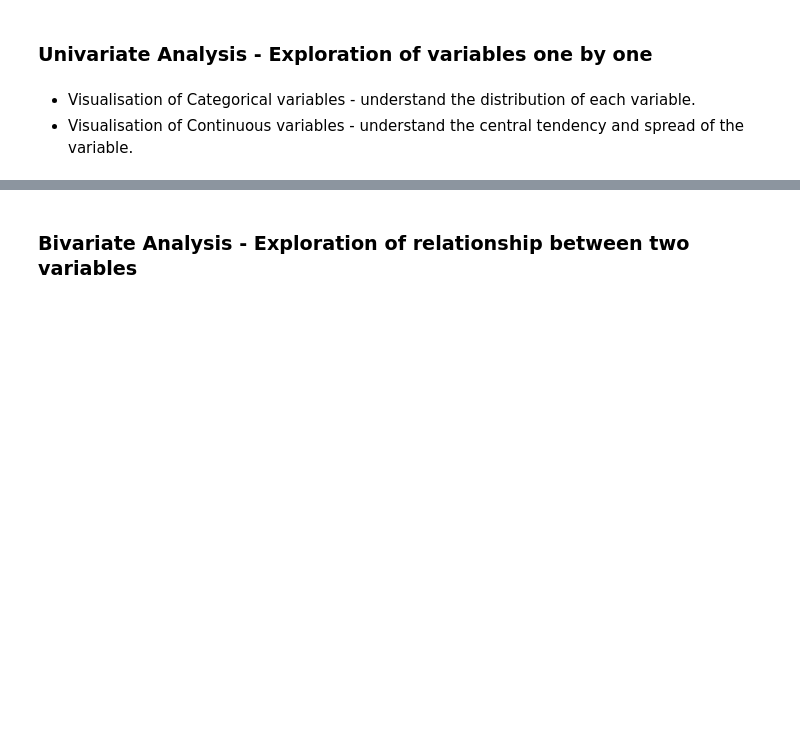
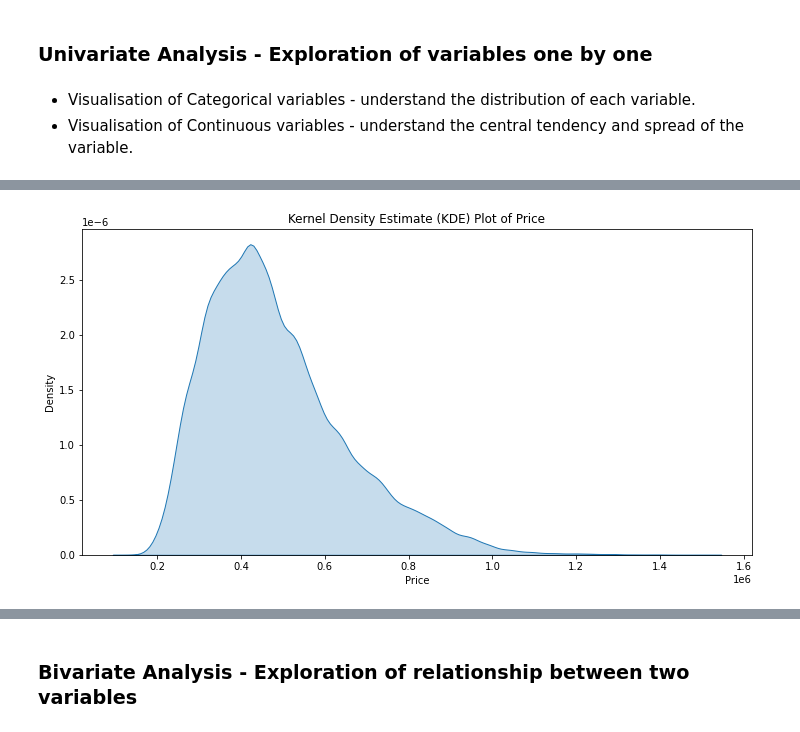
Before and after one commit to DheepthaRajesh/dheeptha_rajesh, a Jupyter notebook: Final-Predict-Public-Housing-Prices.ipynb, the cells around one changed output, grey strips where cells are left out. Drawn from its saved outputs; the diff is of its cells as text; code cells hidden in the pictures; blank space fills up the shorter version.

Commit message:
Added Some visualisations

```diff
--- a/Final-Predict-Public-Housing-Prices.ipynb
+++ b/Final-Predict-Public-Housing-Prices.ipynb
@@ -235,0 +234,16 @@ plt.show()
+# %%
+
+
+# Create a KDE plot
+plt.figure(figsize=(12, 6))
+sns.kdeplot(df_final['Price'], fill=True)
+
+# Set plot title and labels
+plt.title('Kernel Density Estimate (KDE) Plot of Price')
+plt.xlabel('Price')
+plt.ylabel('Density')
+
+# Show the plot
+plt.show()
+# %% [output]
+[figure, added]
```
Also changed, not shown: parts of 5 cells of this notebook.
